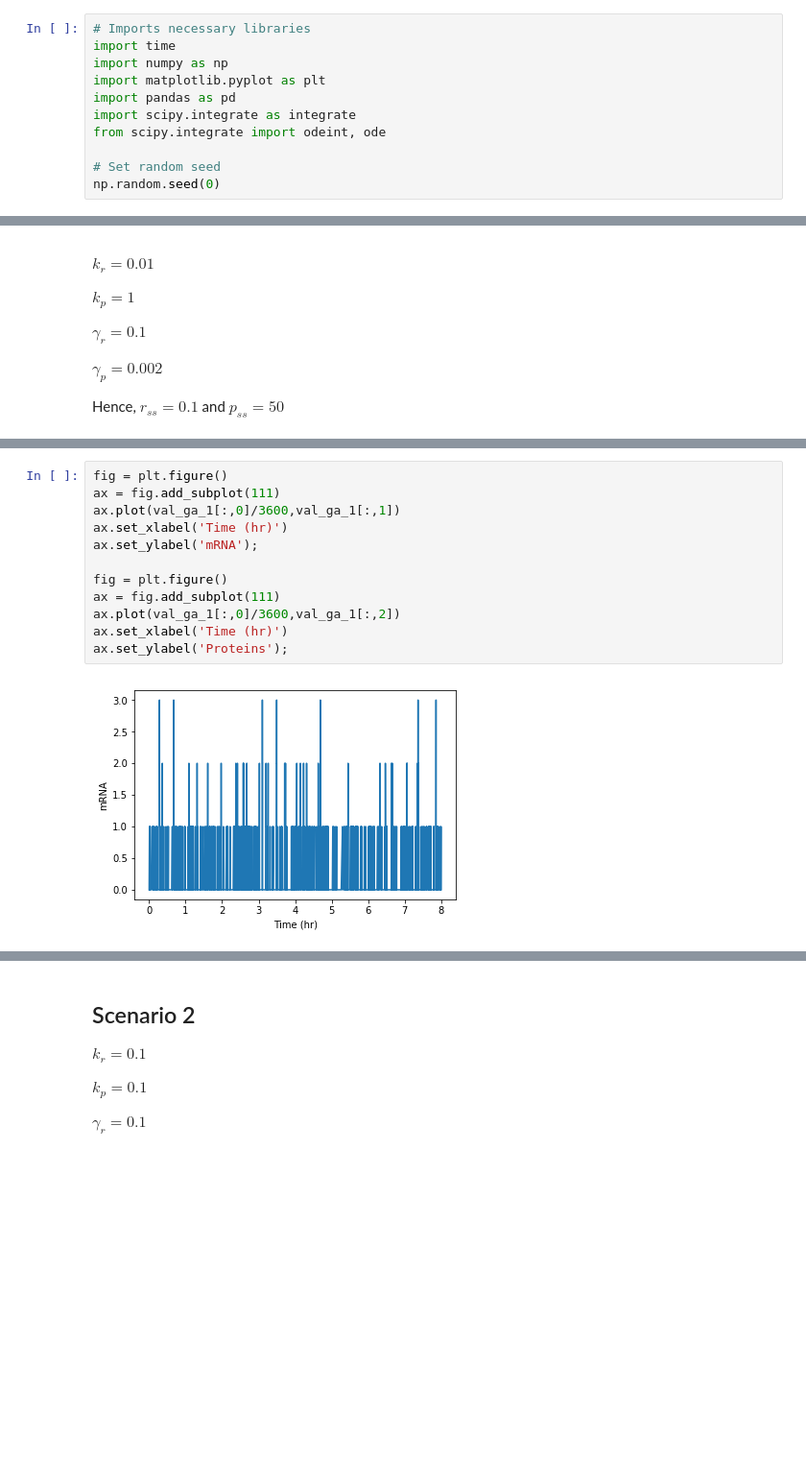
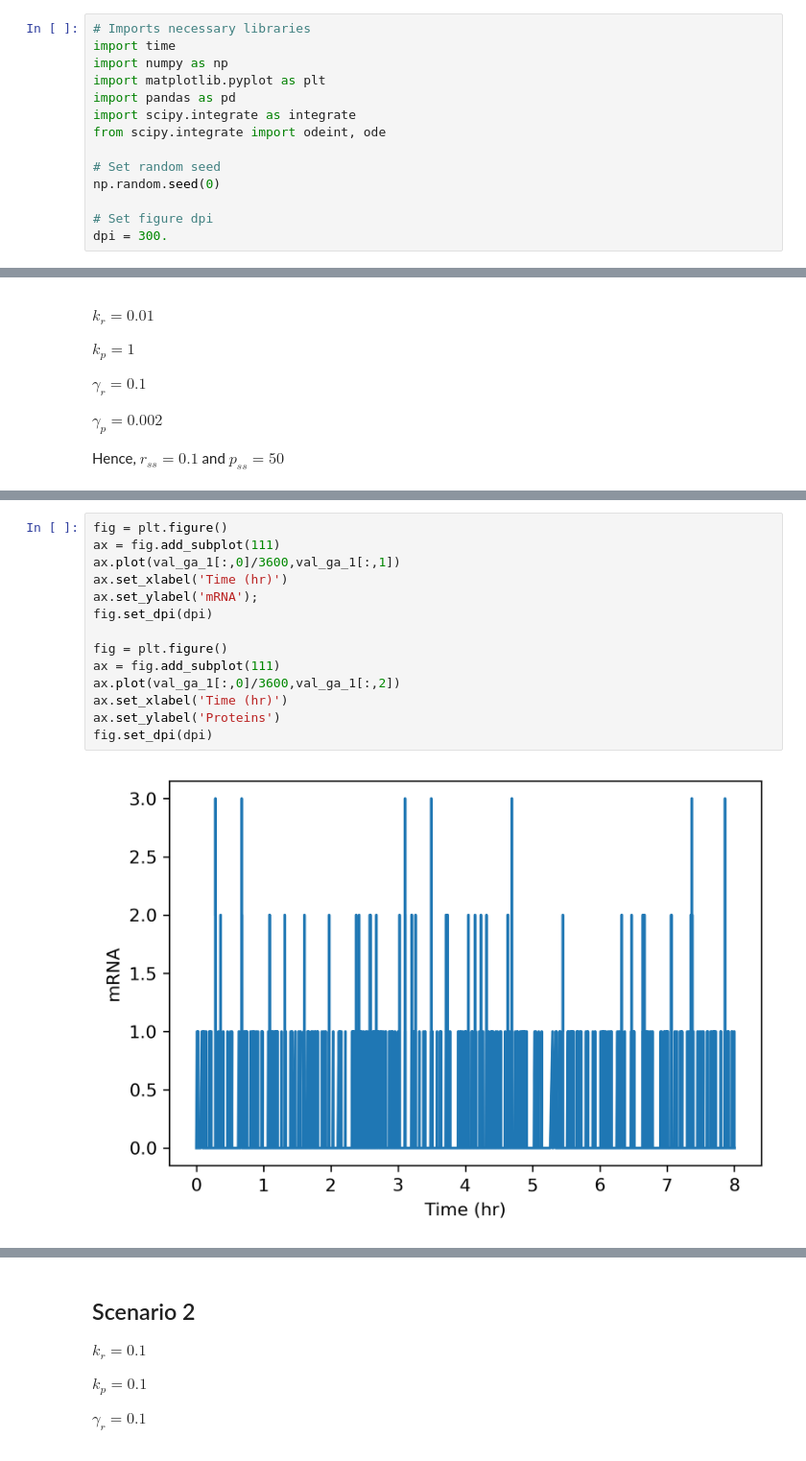
Before and after one commit to VlachosGroup/Intro-to-KMC, a Jupyter notebook: well_mixed/02_sampling_averaging_gene_expression.ipynb, the cells around one changed output, grey strips where cells are left out. Shown at 96% size. Drawn from its saved outputs; the diff is of its cells as text; blank space fills up the shorter version.

```diff
--- a/well_mixed/02_sampling_averaging_gene_expression.ipynb
+++ b/well_mixed/02_sampling_averaging_gene_expression.ipynb
@@ -104,6 +104,9 @@ from scipy.integrate import odeint, ode
 
 # Set random seed
 np.random.seed(0)
+
+# Set figure dpi
+dpi = 300.
 # %% [markdown]
 ## 3.1 Gillespie's Algorithm <a name="gillespie"></a>
 # %%
@@ -179,14 +182,16 @@ The simulation takes 0.4737 s
 # %%
 fig = plt.figure()
 ax = fig.add_subplot(111)
 ax.plot(val_ga_1[:,0]/3600,val_ga_1[:,1])
 ax.set_xlabel('Time (hr)')
 ax.set_ylabel('mRNA');
+fig.set_dpi(dpi)
 
 fig = plt.figure()
 ax = fig.add_subplot(111)
 ax.plot(val_ga_1[:,0]/3600,val_ga_1[:,2])
 ax.set_xlabel('Time (hr)')
-ax.set_ylabel('Proteins');
+ax.set_ylabel('Proteins')
+fig.set_dpi(dpi)
 # %% [output]
-[figure, old version]
+[figure, new version]
```
Also changed, not shown: parts of 13 cells of this notebook.
